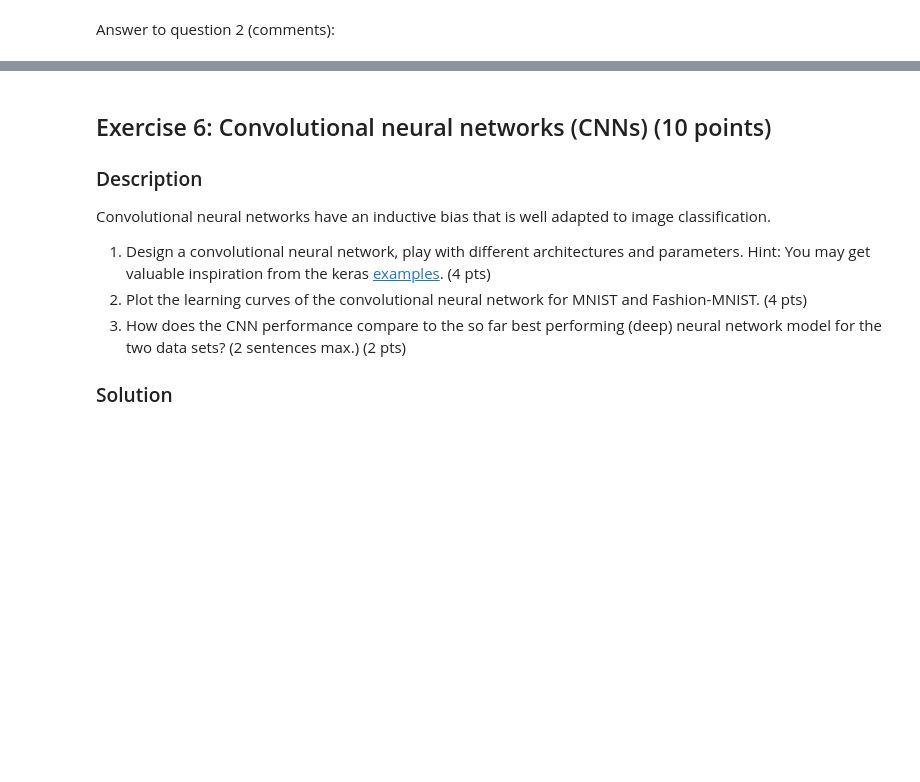
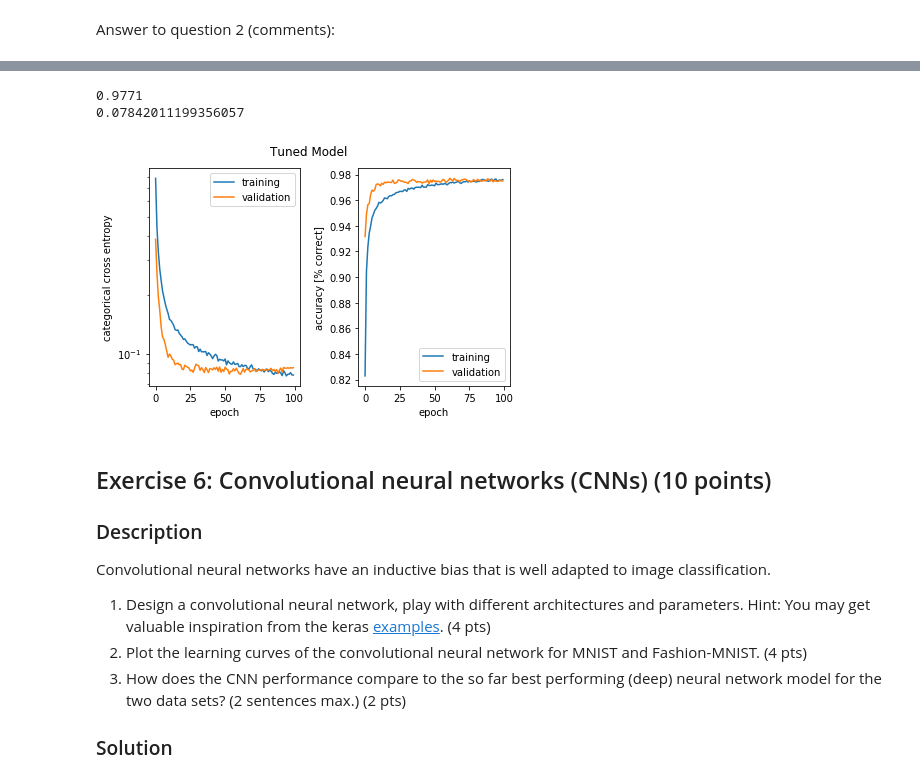
Before and after one commit to serifsonerserbest/ANN, a Jupyter notebook: miniproject1.ipynb, the cells around one changed output, grey strips where cells are left out. Cells and saved outputs as stored; diff of their text form; code cells hidden in the pictures; blank space fills up the shorter version.

```diff
--- a/miniproject1.ipynb
+++ b/miniproject1.ipynb
@@ -751,3 +759,34 @@ Answer to question 2 (comments):
+# %%
+from keras.layers import BatchNormalization, Dropout
+from keras.regularizers import l1, l2
+
+model = Sequential([
+            Dense(50, input_shape=(784,)),
+            BatchNormalization(),
+            Activation('relu'),
+            Dropout(0.2),
+            Dense(50),
+            BatchNormalization(),
+            Activation('relu'),
+            Dropout(0.2),
+            Dense(10),
+            BatchNormalization(),
+            Activation('softmax')
+        ])
+
+model.compile(optimizer=Adam(lr=0.001),
+              loss='categorical_crossentropy',
+              metrics=['accuracy'])
+
+mnist_2layer = model.fit(x_train, y_train, batch_size=128, epochs=100, validation_data=(x_test, y_test), verbose=False)
+# %%
+plot_history(mnist_2layer, 'Tuned Model');
+print(max(mnist_2layer.history['val_acc']))
+print(min(mnist_2layer.history['val_loss']))
+# %% [output]
+0.9771
+0.07842011199356057
+[figure, added]
 # %% [markdown]
 ## Exercise 6: Convolutional neural networks (CNNs) (10 points)
 
```
Also changed, not shown: parts of 16 cells of this notebook.
